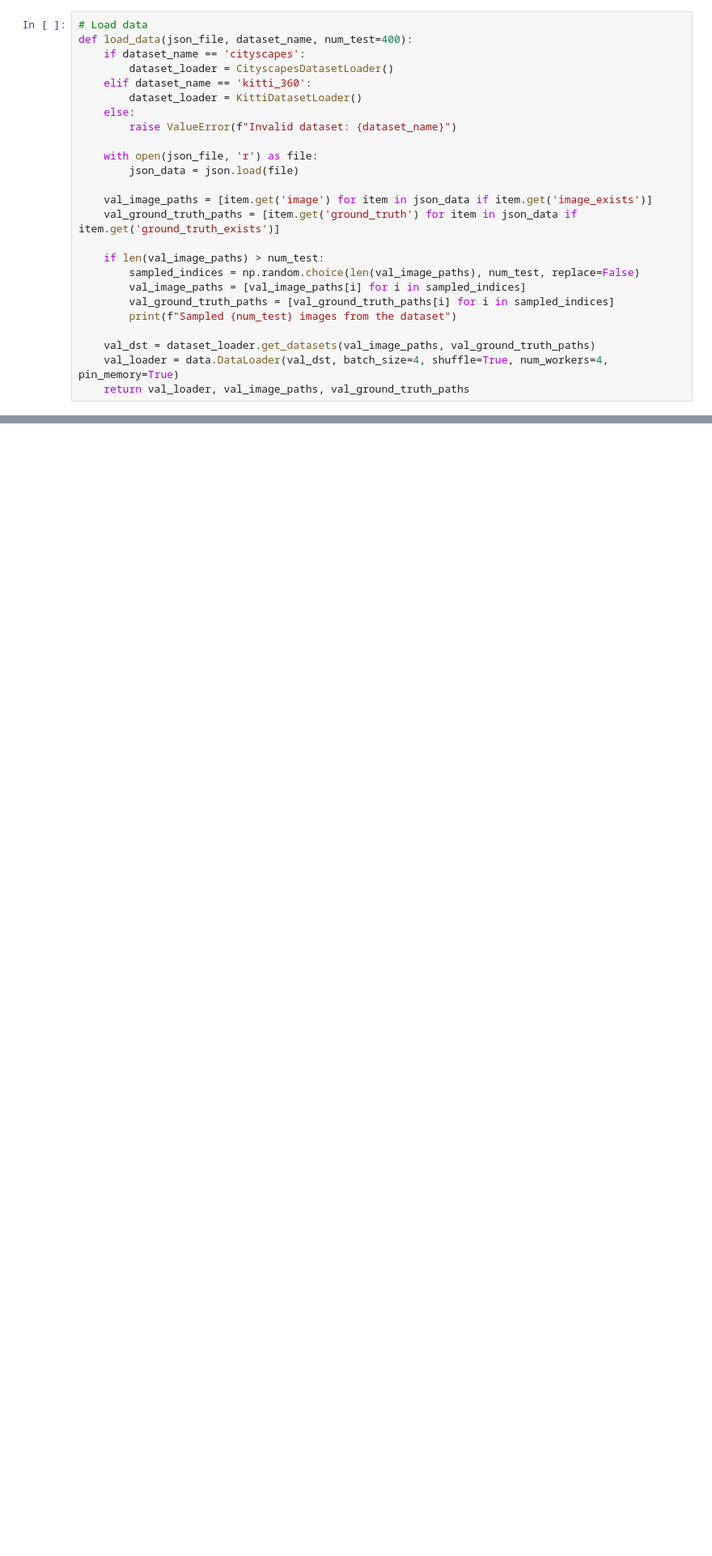
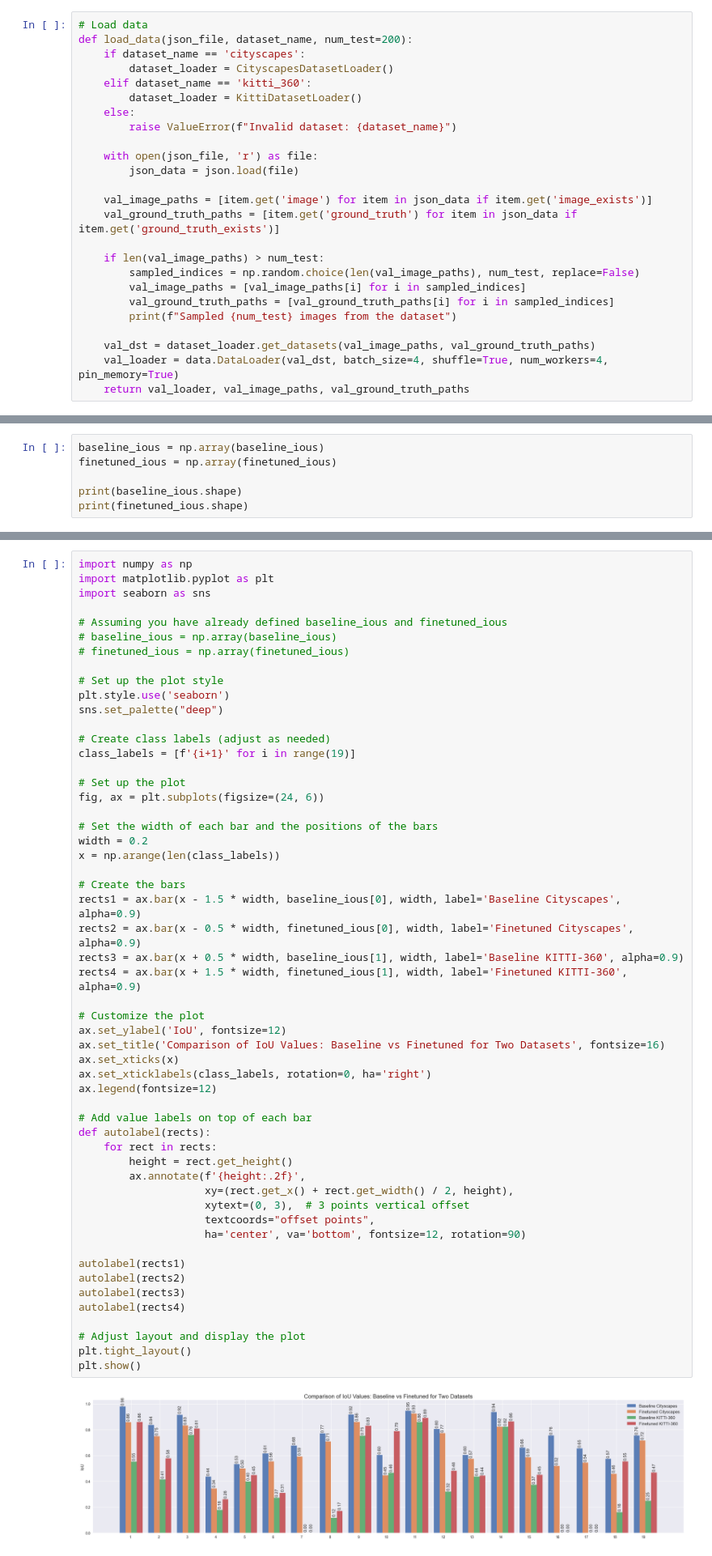
Before and after one commit to DLL-Project-Incremental-Learning/Unsupervised-Incremental-Learning-vDNA, a Jupyter notebook: visualize2.ipynb, the cells around one changed output, grey strips where cells are left out. Shown at 81% size. Saved outputs shown, nothing was run; the diff lists cells and outputs as text; blank space fills up the shorter version.

Commit message:
visualizations

```diff
--- a/visualize2.ipynb
+++ b/visualize2.ipynb
@@ -49,7 +49,7 @@ def load_model(checkpoint_path, model_name='deeplabv3plus_resnet101', num_classe
     return model
 # %%
 # Load data
-def load_data(json_file, dataset_name, num_test=400):
+def load_data(json_file, dataset_name, num_test=200):
     if dataset_name == 'cityscapes':
         dataset_loader = CityscapesDatasetLoader()
     elif dataset_name == 'kitti_360':
@@ -182,0 +212,6 @@ Sampled 2000 images from the dataset
+# %%
+baseline_ious = np.array(baseline_ious)
+finetuned_ious = np.array(finetuned_ious)
+
+print(baseline_ious.shape)
+print(finetuned_ious.shape)
@@ -182,0 +273,56 @@ Sampled 2000 images from the dataset
+# %%
+import numpy as np
+import matplotlib.pyplot as plt
+import seaborn as sns
+
+# Assuming you have already defined baseline_ious and finetuned_ious
+# baseline_ious = np.array(baseline_ious)
+# finetuned_ious = np.array(finetuned_ious)
+
+# Set up the plot style
+plt.style.use('seaborn')
+sns.set_palette("deep")
+
+# Create class labels (adjust as needed)
+class_labels = [f'{i+1}' for i in range(19)]
+
+# Set up the plot
+fig, ax = plt.subplots(figsize=(24, 6))
+
+# Set the width of each bar and the positions of the bars
+width = 0.2
+x = np.arange(len(class_labels))
+
+# Create the bars
+rects1 = ax.bar(x - 1.5 * width, baseline_ious[0], width, label='Baseline Cityscapes', alpha=0.9)
+rects2 = ax.bar(x - 0.5 * width, finetuned_ious[0], width, label='Finetuned Cityscapes', alpha=0.9)
+rects3 = ax.bar(x + 0.5 * width, baseline_ious[1], width, label='Baseline KITTI-360', alpha=0.9)
+rects4 = ax.bar(x + 1.5 * width, finetuned_ious[1], width, label='Finetuned KITTI-360', alpha=0.9)
+
+# Customize the plot
+ax.set_ylabel('IoU', fontsize=12)
+ax.set_title('Comparison of IoU Values: Baseline vs Finetuned for Two Datasets', fontsize=16)
+ax.set_xticks(x)
+ax.set_xticklabels(class_labels, rotation=0, ha='right')
+ax.legend(fontsize=12)
+
+# Add value labels on top of each bar
+def autolabel(rects):
+    for rect in rects:
+        height = rect.get_height()
+        ax.annotate(f'{height:.2f}',
+                    xy=(rect.get_x() + rect.get_width() / 2, height),
+                    xytext=(0, 3),  # 3 points vertical offset
+                    textcoords="offset points",
+                    ha='center', va='bottom', fontsize=12, rotation=90)
+
+autolabel(rects1)
+autolabel(rects2)
+autolabel(rects3)
+autolabel(rects4)
+
+# Adjust layout and display the plot
+plt.tight_layout()
+plt.show()
+# %% [output]
+[figure, added]
```
Also changed, not shown: parts of 12 cells of this notebook, 41 other files.
